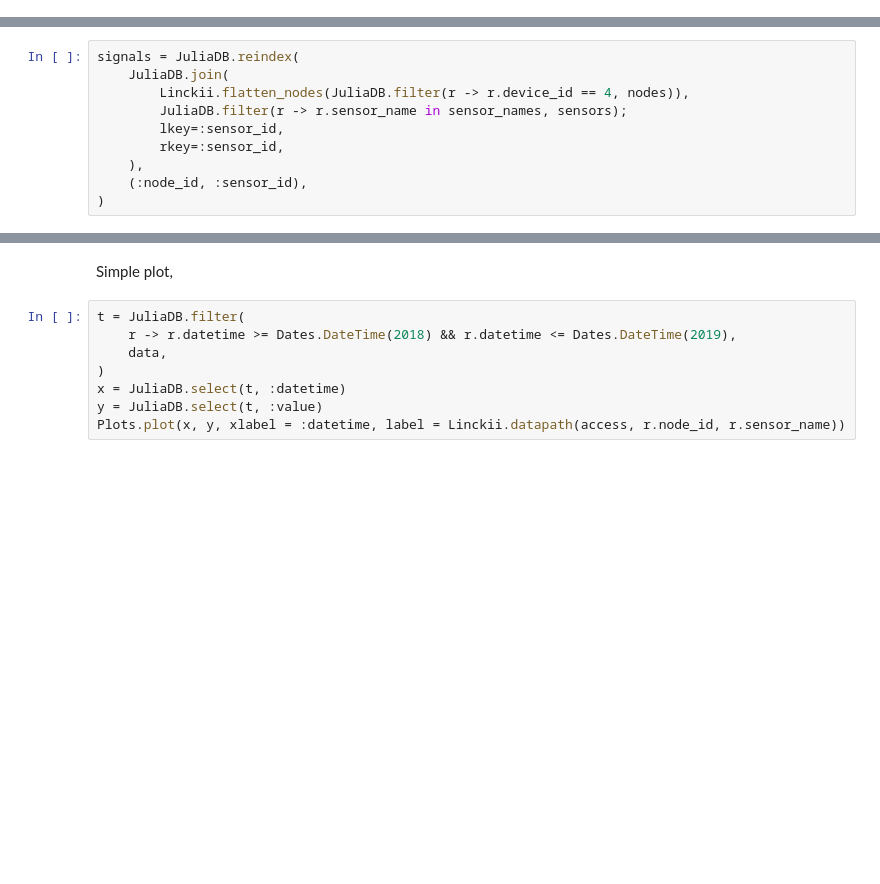
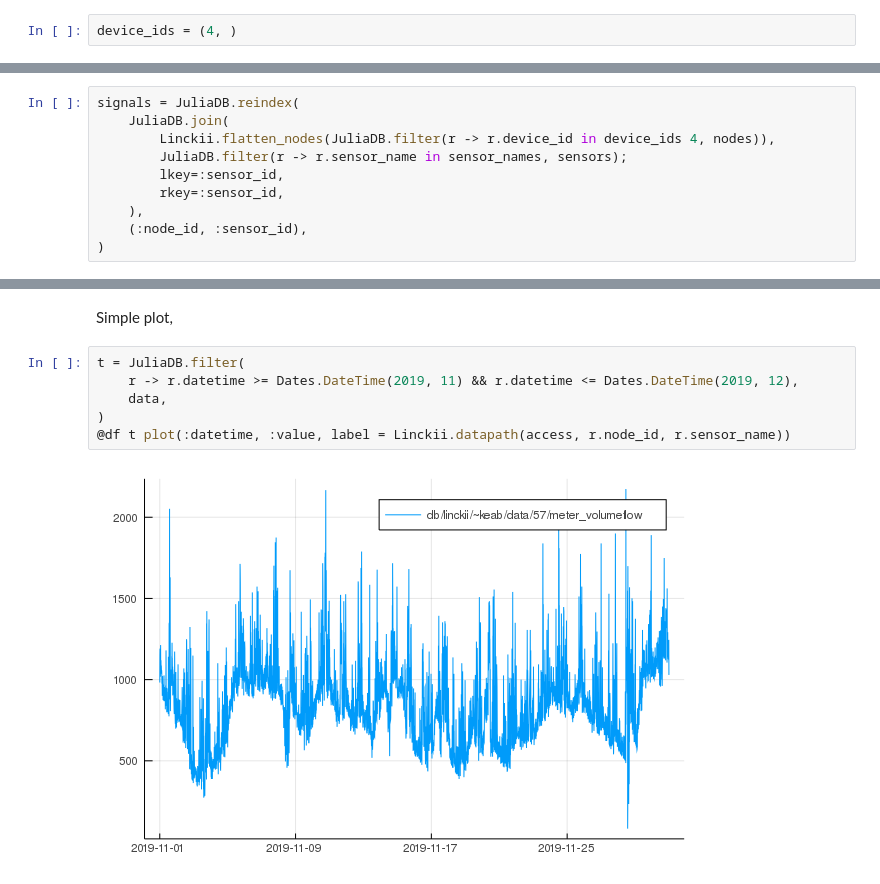
Before and after one commit to noda/Sonic.jl-deprecated-, a Jupyter notebook: doc/Linckii.ipynb, the cells around one changed output, grey strips where cells are left out. Cells and saved outputs as stored; diff of their text form; blank space fills up the shorter version.

```diff
--- a/doc/Linckii.ipynb
+++ b/doc/Linckii.ipynb
@@ -107,0 +121,2 @@ Get side 1 substation series,
+# %%
+device_ids = (4, )
@@ -117,7 +134,7 @@ sensor_names = (
 # %%
 signals = JuliaDB.reindex(
     JuliaDB.join(
-        Linckii.flatten_nodes(JuliaDB.filter(r -> r.device_id == 4, nodes)),
+        Linckii.flatten_nodes(JuliaDB.filter(r -> r.device_id in device_ids 4, nodes)),
         JuliaDB.filter(r -> r.sensor_name in sensor_names, sensors);
         lkey=:sensor_id,
         rkey=:sensor_id,
@@ -179,9 +229,9 @@ data = Linckii.loaddata(access, r.node_id, r.sensor_name)
 Simple plot,
 # %%
 t = JuliaDB.filter(
-    r -> r.datetime >= Dates.DateTime(2018) && r.datetime <= Dates.DateTime(2019),
+    r -> r.datetime >= Dates.DateTime(2019, 11) && r.datetime <= Dates.DateTime(2019, 12),
     data,
 )
-x = JuliaDB.select(t, :datetime)
-y = JuliaDB.select(t, :value)
-Plots.plot(x, y, xlabel = :datetime, label = Linckii.datapath(access, r.node_id, r.sensor_name))
+@df t plot(:datetime, :value, label = Linckii.datapath(access, r.node_id, r.sensor_name))
+# %% [output]
+[figure, added]
```
Also changed, not shown: parts of 15 cells of this notebook, 4 other files.
